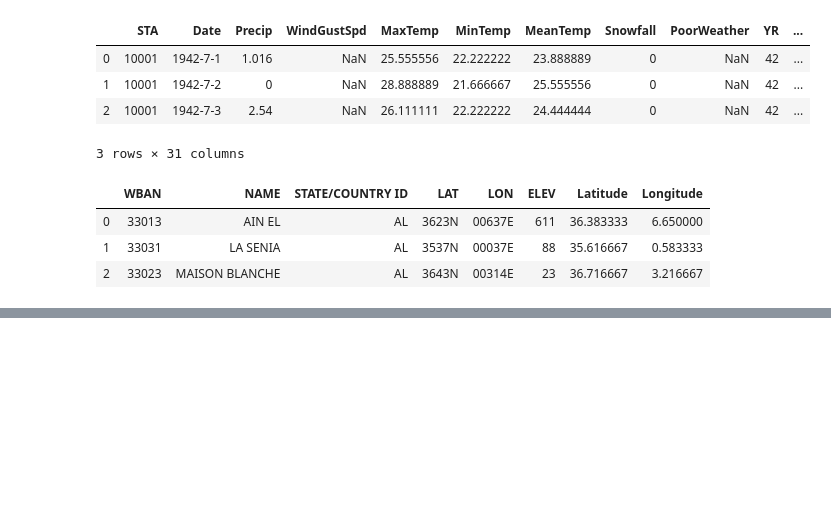
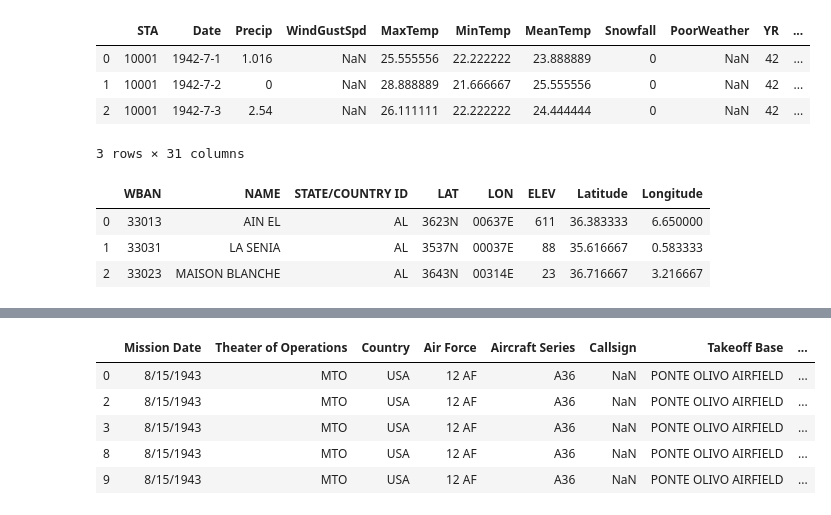
Before and after one commit to kumarUjjawal/data_analysis, a Jupyter notebook: time_series_prediction.ipynb, the cells around one changed output, grey strips where cells are left out. Cells and saved outputs as stored; diff of their text form; code cells hidden in the pictures; blank space fills up the shorter version.

```diff
--- a/time_series_prediction.ipynb
+++ b/time_series_prediction.ipynb
@@ -48,0 +187,9 @@ weather_station_location.head(3)
+# %%
+aerial.head()
+# %% [output]
+|  | Mission Date | Theater of Operations | Country | Air Force | Aircraft Series | Callsign | Takeoff Base | ... |
+| 0 | 8/15/1943 | MTO | USA | 12 AF | A36 | NaN | PONTE OLIVO AIRFIELD | ... |
+| 2 | 8/15/1943 | MTO | USA | 12 AF | A36 | NaN | PONTE OLIVO AIRFIELD | ... |
+| 3 | 8/15/1943 | MTO | USA | 12 AF | A36 | NaN | PONTE OLIVO AIRFIELD | ... |
+| 8 | 8/15/1943 | MTO | USA | 12 AF | A36 | NaN | PONTE OLIVO AIRFIELD | ... |
+| 9 | 8/15/1943 | MTO | USA | 12 AF | A36 | NaN | PONTE OLIVO AIRFIELD | ... |
```
Also changed, not shown: parts of 12 cells of this notebook, 2 other files.
